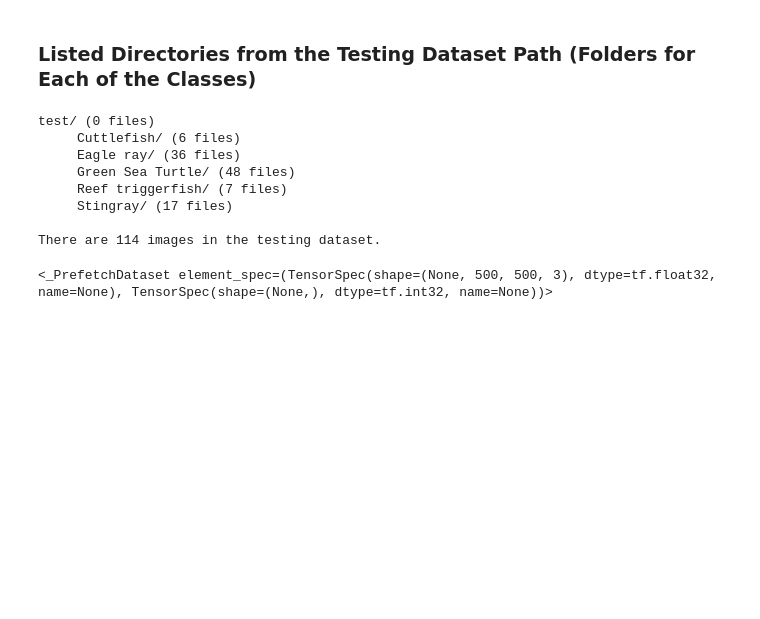
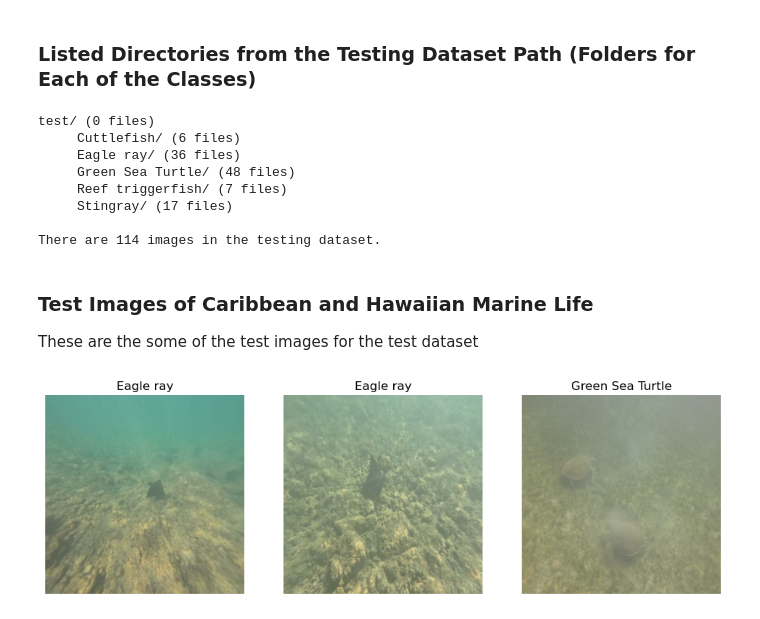
Before and after one commit to rjohnson279/Caribbean-and-Hawaiian-Marine-Reef-Life-Image-Classification, a Jupyter notebook: Caribbean and Hawaiian Marine (reef) life Single-label image classification model.ipynb, the cells around one changed output. Cells and saved outputs as stored; diff of their text form; code cells hidden in the pictures; blank space fills up the shorter version.

```diff
--- a/Caribbean and Hawaiian Marine (reef) life Single-label image classification model.ipynb
+++ b/Caribbean and Hawaiian Marine (reef) life Single-label image classification model.ipynb
@@ -481,7 +481,16 @@ test/ (0 files)
      Stingray/ (17 files)
 
 There are 114 images in the testing dataset.
-# %%
-test_data
-# %% [output]
-<_PrefetchDataset element_spec=(TensorSpec(shape=(None, 500, 500, 3), dtype=tf.float32, name=None), TensorSpec(shape=(None,), dtype=tf.int32, name=None))>
+# %% [markdown]
+### Test Images of Caribbean and Hawaiian Marine Life
+These are the some of the test images for the test dataset
+# %%
+plt.figure(figsize=(12, 12))
+for imag, lab in test_data.take(1): # take(1) for the 1 batch (32 images)
+    for i in range(3):
+        ax = plt.subplot(2, 3, i + 1) # better spacing
+        plt.axis("off") # not axis
+        plt.imshow(imag[i].numpy().astype("uint16"))
+        plt.title(car_hawai_labels[lab[i]])
+# %% [output]
+[figure, added]
```
Also changed, not shown: parts of 15 cells of this notebook.
